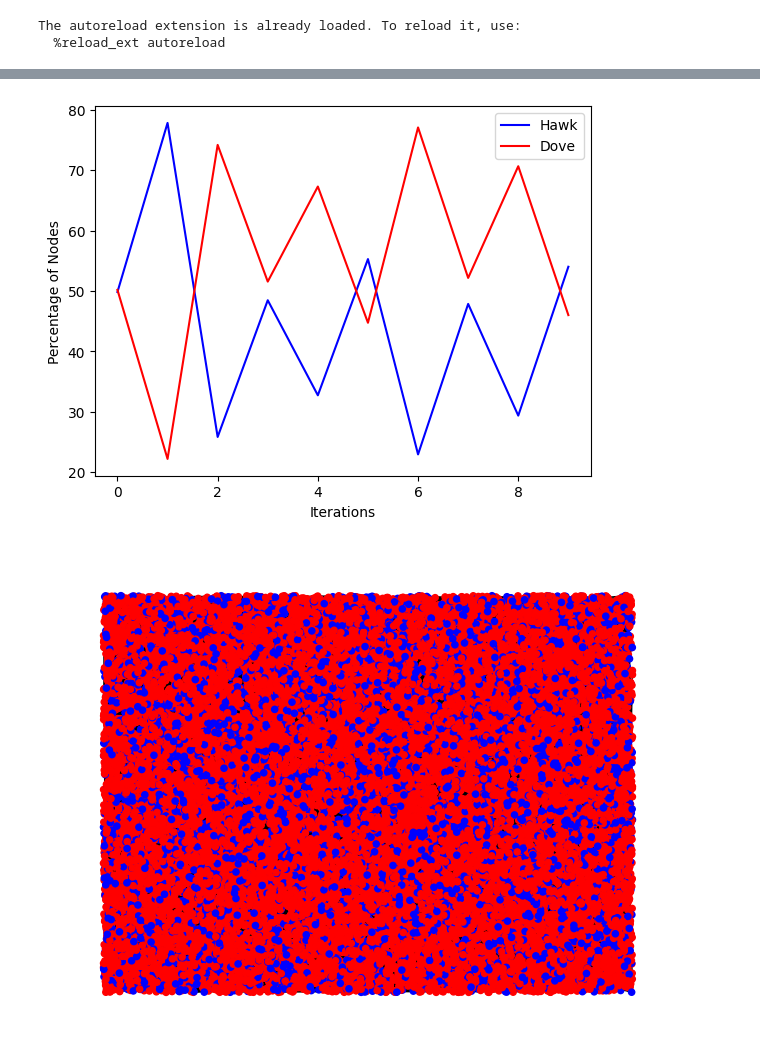
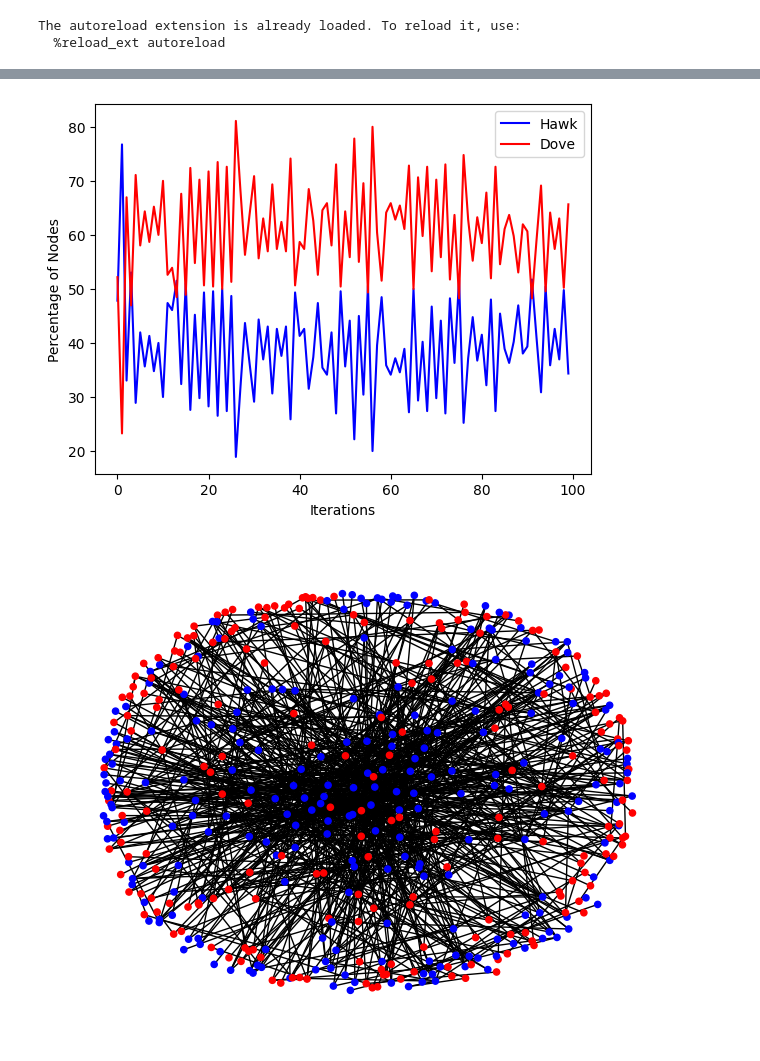
Before and after one commit to hlm01/ECE_227_game_theory, a Jupyter notebook: explore.ipynb, the cells around one changed output, grey strips where cells are left out. Drawn from its saved outputs; the diff is of its cells as text; code cells hidden in the pictures.

```diff
--- a/explore.ipynb
+++ b/explore.ipynb
@@ -14,5 +14,5 @@ import pickle
 The autoreload extension is already loaded. To reload it, use:
   %reload_ext autoreload
 # %%
-with open("politics.pkl", "rb") as f:
+with open("haskell.pkl", "rb") as f:
     graph, pos = pickle.load(f)
@@ -52,5 +42,5 @@ hawk_dove = {
 game = Game(graph, hawk_dove, pos=pos)
 game.reset_graph()
 game.visualize_graph()
-counters = game.play_iter(10, plot=True)
+counters = game.play_iter(100, plot=True)
 # %% [output]
@@ -58,5 +48,5 @@ counters = game.play_iter(10, plot=True)
-[figure, old version]
+[figure, new version]
-[figure, old version]
+[figure, new version]
 # %%
 game = Game(graph, prisoners_dilemma, pos=pos)
 game.reset_graph()
```
Also changed, not shown: parts of 3 cells of this notebook, 4 other files.
